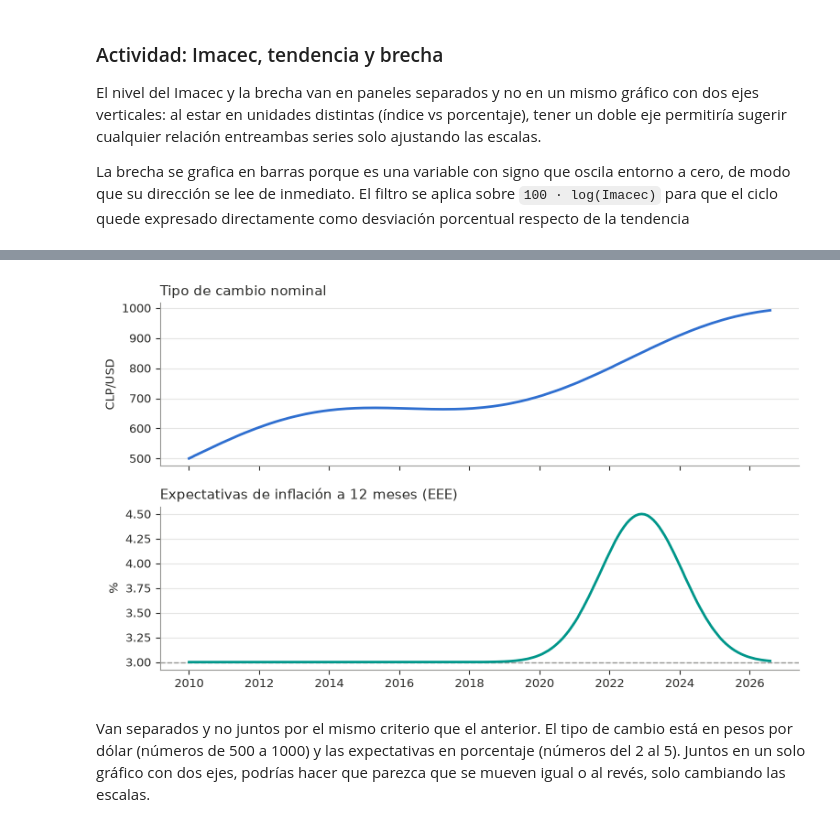
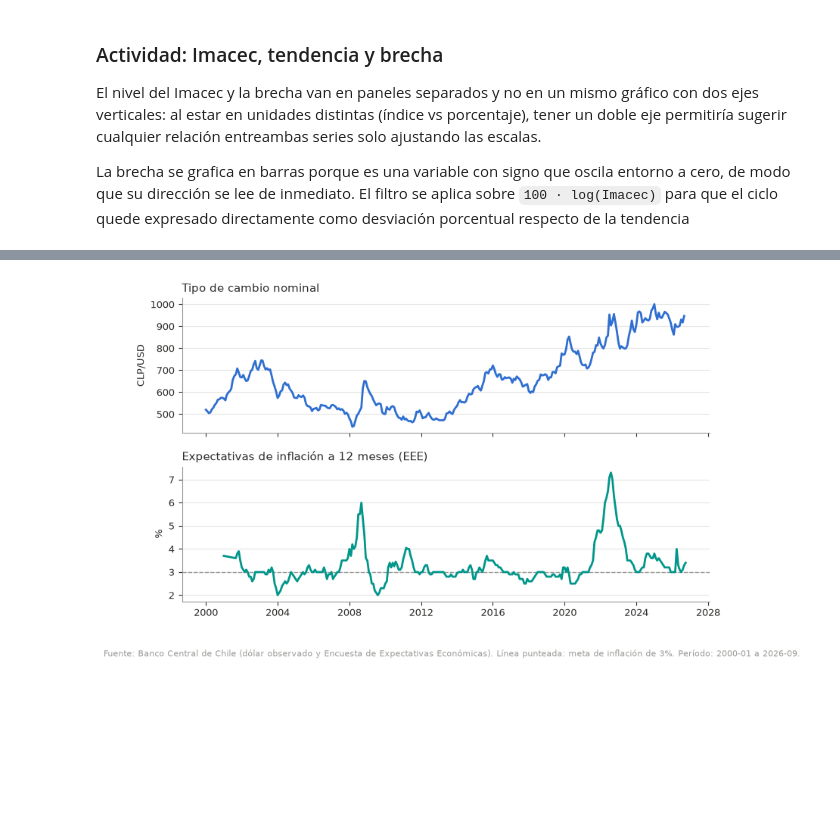
Before and after one commit to danielcornejo2/Proyecto_Economia, a Jupyter notebook: notebooks/02_analisis_coyuntura.ipynb, the cells around one changed output, grey strips where cells are left out. Cells and saved outputs as stored; diff of their text form; code cells hidden in the pictures; blank space fills up the shorter version.

```diff
--- a/notebooks/02_analisis_coyuntura.ipynb
+++ b/notebooks/02_analisis_coyuntura.ipynb
@@ -5,0 +62,16 @@ import matplotlib.pyplot as plt
+# %%
+# formato ancho: una fila por mes, una columna por serie.
+# datos= niveles mensuales (de la consulta 2)
+# var12 = variación en 12 meses (de la consulta 3, calculada en SQL)
+
+datos = mensual.pivot(index="mes", columns="nombre", values="valor_mensual")
+datos.index = pd.to_datetime(datos.index + "-01")
+datos = datos.sort_index()
+
+var12 = variacion.pivot(index="mes", columns="nombre", values="variacion_12m")
+var12.index = pd.to_datetime(var12.index + "-01")
+var12 = var12.sort_index()
+
+print("Series disponibles:")
+print(datos.columns.tolist())
+datos.tail(3)
@@ -48,16 +124,3 @@ def filtro_hp(serie, lamb=14400):
     ciclo = y - tendencia
 
     return ciclo, tendencia
-# %%
-# CELDA TEMPORAL, hay q borrarla cuando haya una base de datos rial
-fechas = pd.date_range("2010-01-01", "2026-08-01", freq="MS")
-t = np.arange(len(fechas))
-serie_falsa = 100 * np.exp(0.002 * t) + 3 * np.sin(2 * np.pi * t / 12)
-
-ciclo, tendencia = filtro_hp(serie_falsa, lamb=14400)
-
-fig, ax = plt.subplots(figsize=(9, 3))
-ax.plot(fechas, serie_falsa, label="serie inventada")
-ax.plot(fechas, tendencia, label="tendencia HP")
-ax.legend()
-plt.show()
@@ -189,24 +278,27 @@ plt.show()
 # %%
-# CELDA TEMPORAL datosinventados mientras no exista la base
-tcn_falso = 500 + 2.2 * t + 60 * np.sin(t / 24)
-eee_falsa = 3 + 1.5 * np.exp(-((t - 155) ** 2) / 400)
+tcn = datos["dolar_observado"].dropna()
+eee = datos["expectativa_ipc_eee"].dropna()
 
 fig, (a1, a2) = plt.subplots(2, 1, figsize=(9, 5.2), sharex=True,
                              gridspec_kw={"hspace": .25})
 
-a1.plot(fechas, tcn_falso, color=AZUL, lw=2)
+a1.plot(tcn.index, tcn, color=AZUL, lw=2)
 a1.set_title("Tipo de cambio nominal", fontsize=11, color=TINTA, loc="left")
 a1.set_ylabel("CLP/USD", fontsize=9, color=TINTA)
 estilo(a1)
 
 a2.axhline(3, color=GRIS, lw=1, ls="--")
-a2.plot(fechas, eee_falsa, color=VERDE, lw=2)
+a2.plot(eee.index, eee, color=VERDE, lw=2)
 a2.set_title("Expectativas de inflación a 12 meses (EEE)", fontsize=11, color=TINTA, loc="left")
 a2.set_ylabel("%", fontsize=9, color=TINTA)
 estilo(a2)
 
+fig.text(.01, -.03,
+         "Fuente: Banco Central de Chile (dólar observado y Encuesta de "
+         "Expectativas Económicas). Línea punteada: meta de inflación de 3%. "
+         f"Período: {tcn.index.min():%Y-%m} a {tcn.index.max():%Y-%m}.",
+         fontsize=8, color=GRIS)
+
 plt.show()
 # %% [output]
-[figure, old version]
+[figure, new version]
-# %% [markdown]
-Van separados y no juntos por el mismo criterio que el anterior. El tipo de cambio está en pesos por dólar (números de 500 a 1000) y las expectativas en porcentaje (números del 2 al 5). Juntos en un solo gráfico con dos ejes, podrías hacer que parezca que se mueven igual o al revés, solo cambiando las escalas.
```
Also changed, not shown: parts of 15 cells of this notebook, 1 other file.
